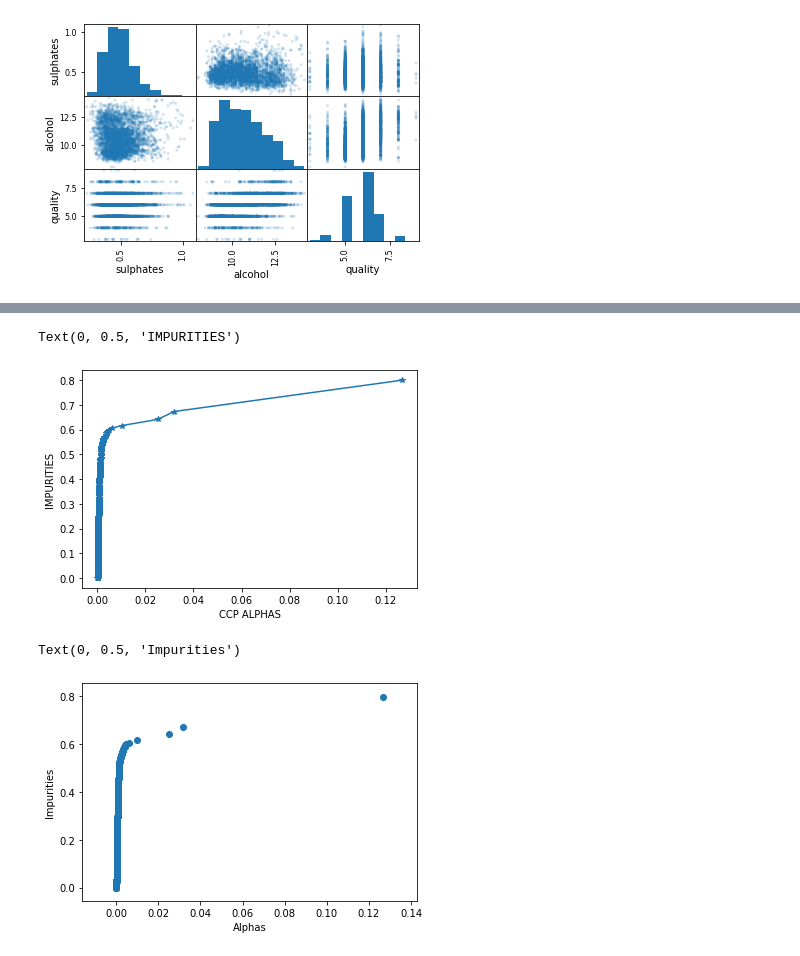
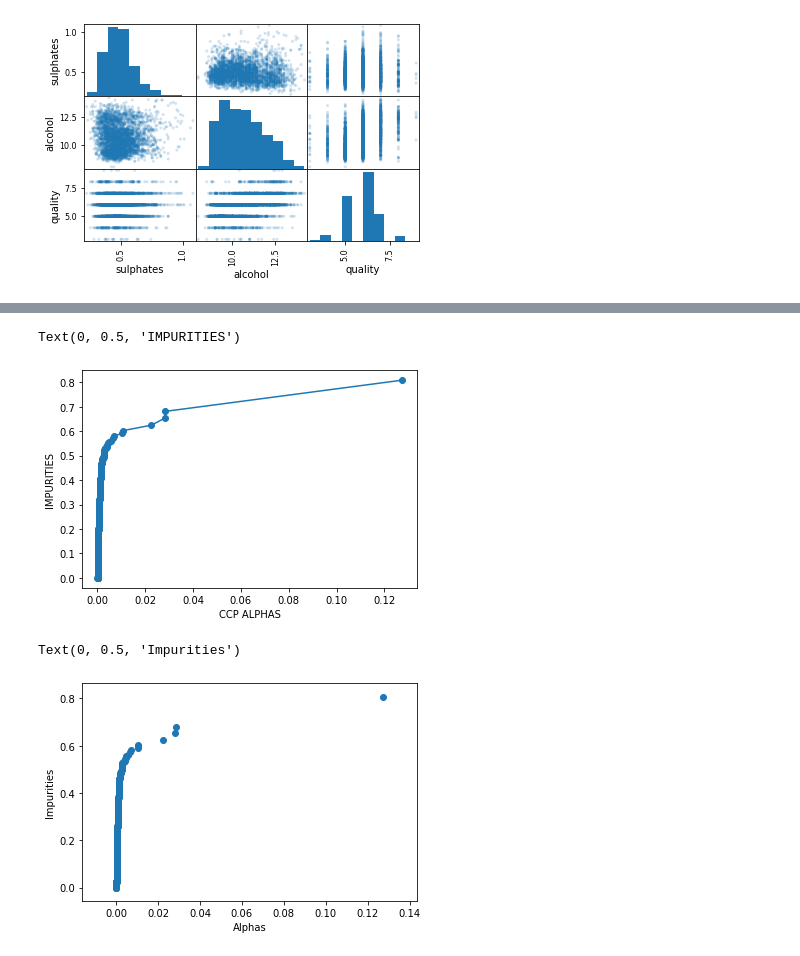
Before and after one commit to SowmyaLR/neural-networks, a Jupyter notebook: wine_quality.ipynb, the cells around one changed output, grey strips where cells are left out. Saved outputs shown, nothing was run; the diff lists cells and outputs as text; code cells hidden in the pictures.

```diff
--- a/wine_quality.ipynb
+++ b/wine_quality.ipynb
@@ -59,7 +59,9 @@ array([[<matplotlib.axes._subplots.AxesSubplot object at 0x...>,
 [figure]
 [figure]
 # %%
-features = ['fixed acidity','volatile acidity', 'citric acid','pH', 'alcohol']
+features = ['fixed acidity', 'volatile acidity', 'citric acid', 'residual sugar',
+       'free sulfur dioxide', 'total sulfur dioxide', 'density',
+       'pH', 'sulphates', 'alcohol']
 target = ['quality']
 
 X = df[features]
@@ -104,17 +87,17 @@ ccp
 # %%
 import matplotlib.pyplot as plt
 
 fig, ax = plt.subplots()
-ax.plot(ccp_alphas, impurities, marker='*')
+ax.plot(ccp_alphas, impurities, marker='o')
 ax.set_xlabel('CCP ALPHAS')
 ax.set_ylabel('IMPURITIES')
 # %% [output]
 Text(0, 0.5, 'IMPURITIES')
-[figure, old version]
+[figure, new version]
 # %%
 plt.scatter(ccp_alphas, impurities)
 plt.xlabel('Alphas')
 plt.ylabel('Impurities')
 # %% [output]
 Text(0, 0.5, 'Impurities')
-[figure, old version]
+[figure, new version]
```
Also changed, not shown: parts of 8 cells of this notebook.
